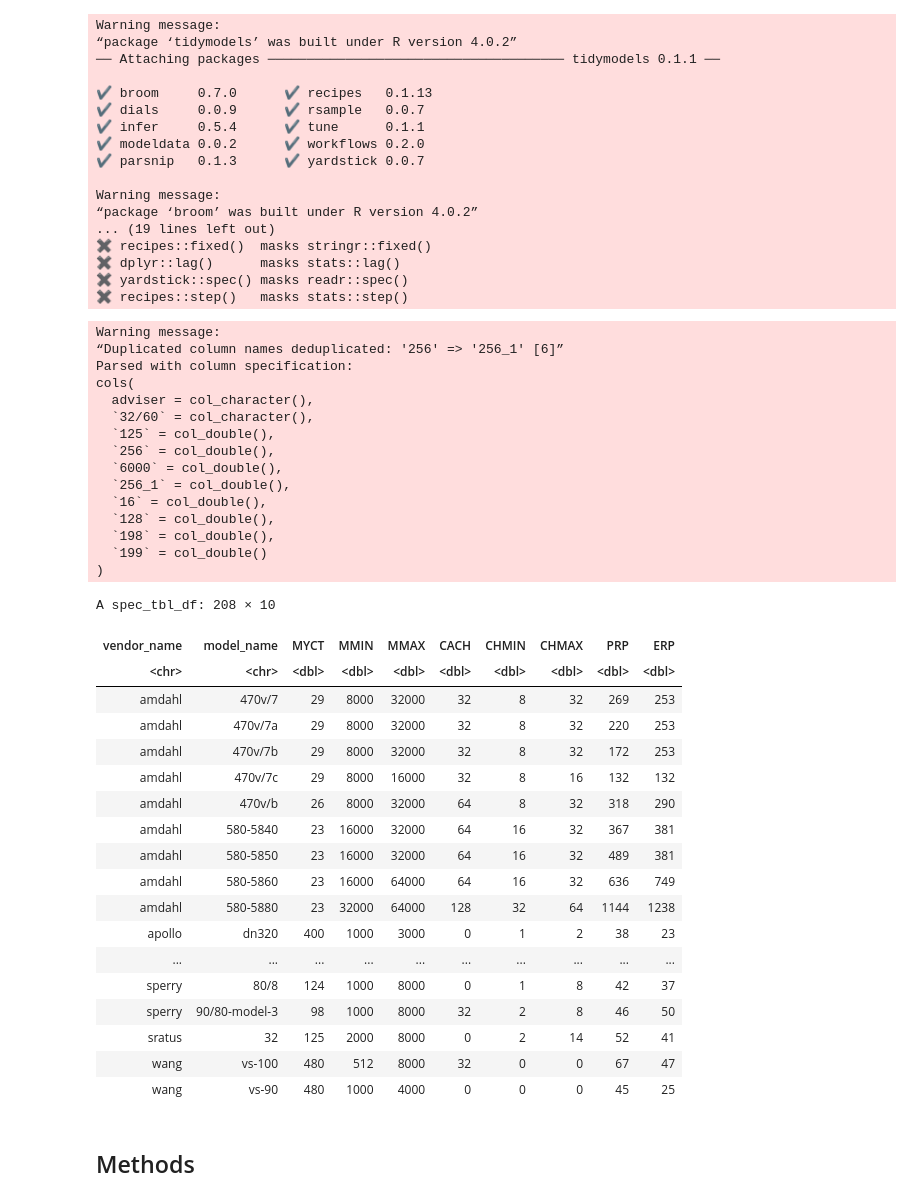
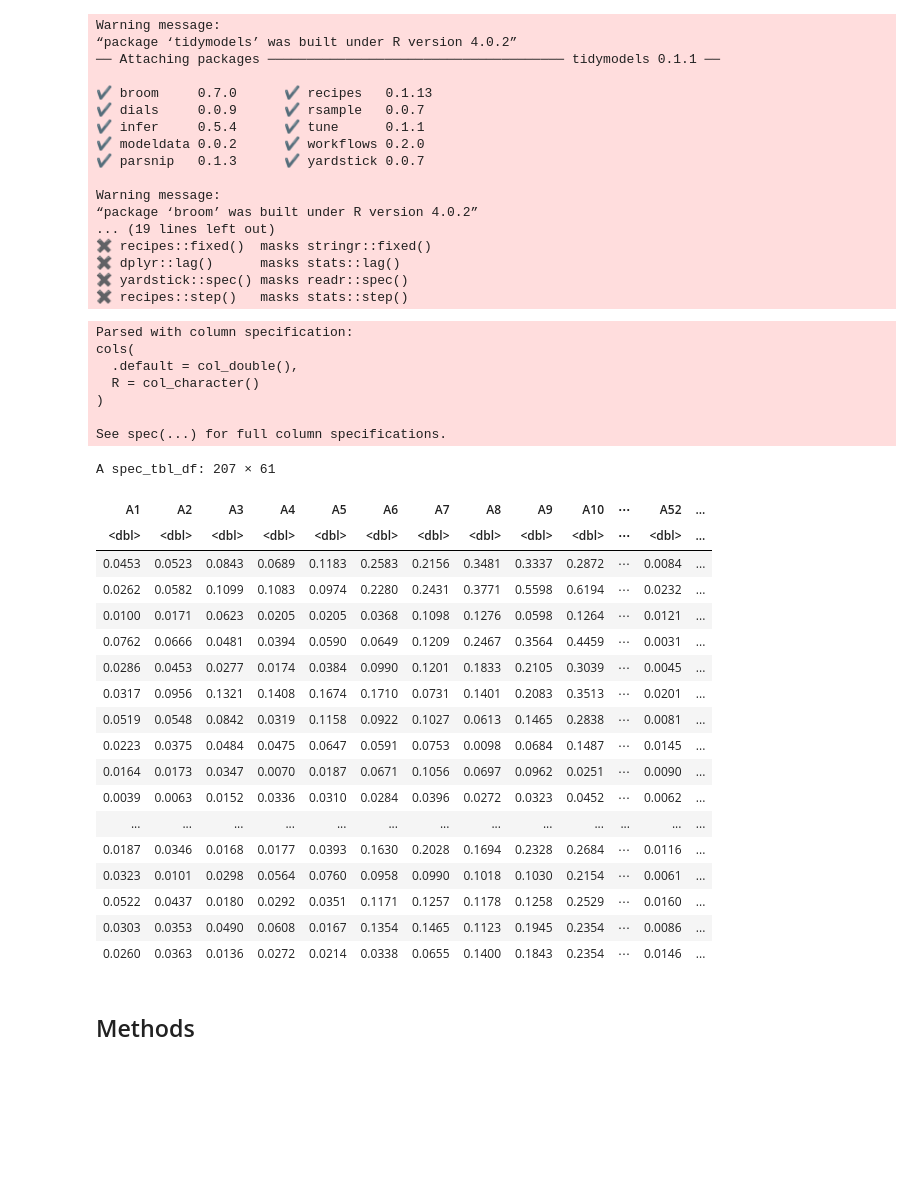
Before and after one commit to m2icocoa/group_project_team_6, a Jupyter notebook: proposal.ipynb, the cells around one changed output. Cells and saved outputs as stored; diff of their text form; code cells hidden in the pictures; blank space fills up the shorter version.

Commit message:
load the sonar data and name the columns

```diff
--- a/proposal.ipynb
+++ b/proposal.ipynb
@@ -27,45 +27,38 @@ Warning message:
 ✖ dplyr::lag()      masks stats::lag()
 ✖ yardstick::spec() masks readr::spec()
 ✖ recipes::step()   masks stats::step()
-# %%
-machine_data <- read_csv("machine.data")
-colnames(machine_data) <- c("vendor_name", "model_name", "MYCT", "MMIN", "MMAX", "CACH", "CHMIN", "CHMAX", "PRP", "ERP")
-machine_data
-# %% [output]
-Warning message:
-“Duplicated column names deduplicated: '256' => '256_1' [6]”
-Parsed with column specification:
-cols(
-  adviser = col_character(),
-  `32/60` = col_character(),
-  `125` = col_double(),
-  `256` = col_double(),
-  `6000` = col_double(),
-  `256_1` = col_double(),
-  `16` = col_double(),
-  `128` = col_double(),
-  `198` = col_double(),
-  `199` = col_double()
-)
-A spec_tbl_df: 208 × 10
-| vendor_name | model_name | MYCT | MMIN | MMAX | CACH | CHMIN | CHMAX | PRP | ERP |
-| <chr> | <chr> | <dbl> | <dbl> | <dbl> | <dbl> | <dbl> | <dbl> | <dbl> | <dbl> |
-| amdahl | 470v/7 | 29 | 8000 | 32000 | 32 | 8 | 32 | 269 | 253 |
-| amdahl | 470v/7a | 29 | 8000 | 32000 | 32 | 8 | 32 | 220 | 253 |
-| amdahl | 470v/7b | 29 | 8000 | 32000 | 32 | 8 | 32 | 172 | 253 |
-| amdahl | 470v/7c | 29 | 8000 | 16000 | 32 | 8 | 16 | 132 | 132 |
-| amdahl | 470v/b | 26 | 8000 | 32000 | 64 | 8 | 32 | 318 | 290 |
-| amdahl | 580-5840 | 23 | 16000 | 32000 | 64 | 16 | 32 | 367 | 381 |
-| amdahl | 580-5850 | 23 | 16000 | 32000 | 64 | 16 | 32 | 489 | 381 |
-| amdahl | 580-5860 | 23 | 16000 | 64000 | 64 | 16 | 32 | 636 | 749 |
-| amdahl | 580-5880 | 23 | 32000 | 64000 | 128 | 32 | 64 | 1144 | 1238 |
-| apollo | dn320 | 400 | 1000 | 3000 | 0 | 1 | 2 | 38 | 23 |
-| ... | ... | ... | ... | ... | ... | ... | ... | ... | ... |
-| sperry | 80/8 | 124 | 1000 | 8000 | 0 | 1 | 8 | 42 | 37 |
-| sperry | 90/80-model-3 | 98 | 1000 | 8000 | 32 | 2 | 8 | 46 | 50 |
-| sratus | 32 | 125 | 2000 | 8000 | 0 | 2 | 14 | 52 | 41 |
-| wang | vs-100 | 480 | 512 | 8000 | 32 | 0 | 0 | 67 | 47 |
-| wang | vs-90 | 480 | 1000 | 4000 | 0 | 0 | 0 | 45 | 25 |
+# %%
+sonar_data <- read_csv("sonar.all-data")
+colnames(sonar_data) <- c("A1","A2","A3","A4","A5","A6","A7","A8","A9","A10","A11","A12","A13","A14","A15","A16","A17","A18","A19","A20","A21","A22","A23","A24","A25","A26","A27","A28","A29","A30",
+                          "A31","A32","A33","A34","A35","A36","A37","A38","A39","A40","A41","A42","A43","A44","A45","A46","A47","A48","A49","A50","A51","A52","A53","A54","A55","A56","A57","A58","A59","A60", "R_or_M")
+sonar_data
+# %% [output]
+Parsed with column specification:
+cols(
+  .default = col_double(),
+  R = col_character()
+)
+
+See spec(...) for full column specifications.
+A spec_tbl_df: 207 × 61
+| A1 | A2 | A3 | A4 | A5 | A6 | A7 | A8 | A9 | A10 | ⋯ | A52 | ... |
+| <dbl> | <dbl> | <dbl> | <dbl> | <dbl> | <dbl> | <dbl> | <dbl> | <dbl> | <dbl> | ⋯ | <dbl> | ... |
+| 0.0453 | 0.0523 | 0.0843 | 0.0689 | 0.1183 | 0.2583 | 0.2156 | 0.3481 | 0.3337 | 0.2872 | ⋯ | 0.0084 | ... |
+| 0.0262 | 0.0582 | 0.1099 | 0.1083 | 0.0974 | 0.2280 | 0.2431 | 0.3771 | 0.5598 | 0.6194 | ⋯ | 0.0232 | ... |
+| 0.0100 | 0.0171 | 0.0623 | 0.0205 | 0.0205 | 0.0368 | 0.1098 | 0.1276 | 0.0598 | 0.1264 | ⋯ | 0.0121 | ... |
+| 0.0762 | 0.0666 | 0.0481 | 0.0394 | 0.0590 | 0.0649 | 0.1209 | 0.2467 | 0.3564 | 0.4459 | ⋯ | 0.0031 | ... |
+| 0.0286 | 0.0453 | 0.0277 | 0.0174 | 0.0384 | 0.0990 | 0.1201 | 0.1833 | 0.2105 | 0.3039 | ⋯ | 0.0045 | ... |
+| 0.0317 | 0.0956 | 0.1321 | 0.1408 | 0.1674 | 0.1710 | 0.0731 | 0.1401 | 0.2083 | 0.3513 | ⋯ | 0.0201 | ... |
+| 0.0519 | 0.0548 | 0.0842 | 0.0319 | 0.1158 | 0.0922 | 0.1027 | 0.0613 | 0.1465 | 0.2838 | ⋯ | 0.0081 | ... |
+| 0.0223 | 0.0375 | 0.0484 | 0.0475 | 0.0647 | 0.0591 | 0.0753 | 0.0098 | 0.0684 | 0.1487 | ⋯ | 0.0145 | ... |
+| 0.0164 | 0.0173 | 0.0347 | 0.0070 | 0.0187 | 0.0671 | 0.1056 | 0.0697 | 0.0962 | 0.0251 | ⋯ | 0.0090 | ... |
+| 0.0039 | 0.0063 | 0.0152 | 0.0336 | 0.0310 | 0.0284 | 0.0396 | 0.0272 | 0.0323 | 0.0452 | ⋯ | 0.0062 | ... |
+| ... | ... | ... | ... | ... | ... | ... | ... | ... | ... | ... | ... | ... |
+| 0.0187 | 0.0346 | 0.0168 | 0.0177 | 0.0393 | 0.1630 | 0.2028 | 0.1694 | 0.2328 | 0.2684 | ⋯ | 0.0116 | ... |
+| 0.0323 | 0.0101 | 0.0298 | 0.0564 | 0.0760 | 0.0958 | 0.0990 | 0.1018 | 0.1030 | 0.2154 | ⋯ | 0.0061 | ... |
+| 0.0522 | 0.0437 | 0.0180 | 0.0292 | 0.0351 | 0.1171 | 0.1257 | 0.1178 | 0.1258 | 0.2529 | ⋯ | 0.0160 | ... |
+| 0.0303 | 0.0353 | 0.0490 | 0.0608 | 0.0167 | 0.1354 | 0.1465 | 0.1123 | 0.1945 | 0.2354 | ⋯ | 0.0086 | ... |
+| 0.0260 | 0.0363 | 0.0136 | 0.0272 | 0.0214 | 0.0338 | 0.0655 | 0.1400 | 0.1843 | 0.2354 | ⋯ | 0.0146 | ... |
 # %% [markdown]
 ## Methods
 # %% [markdown]
```
